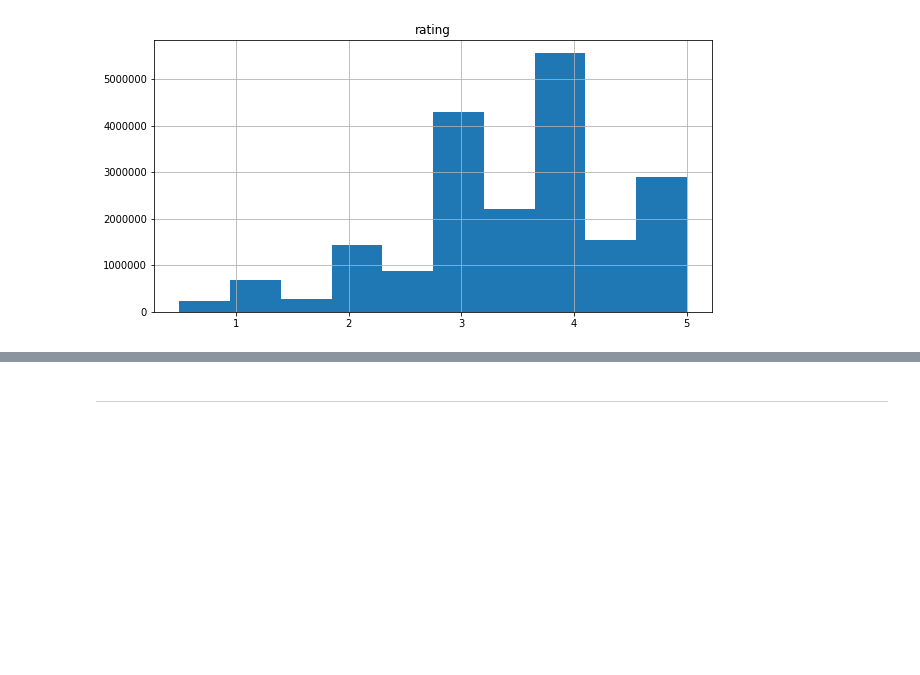
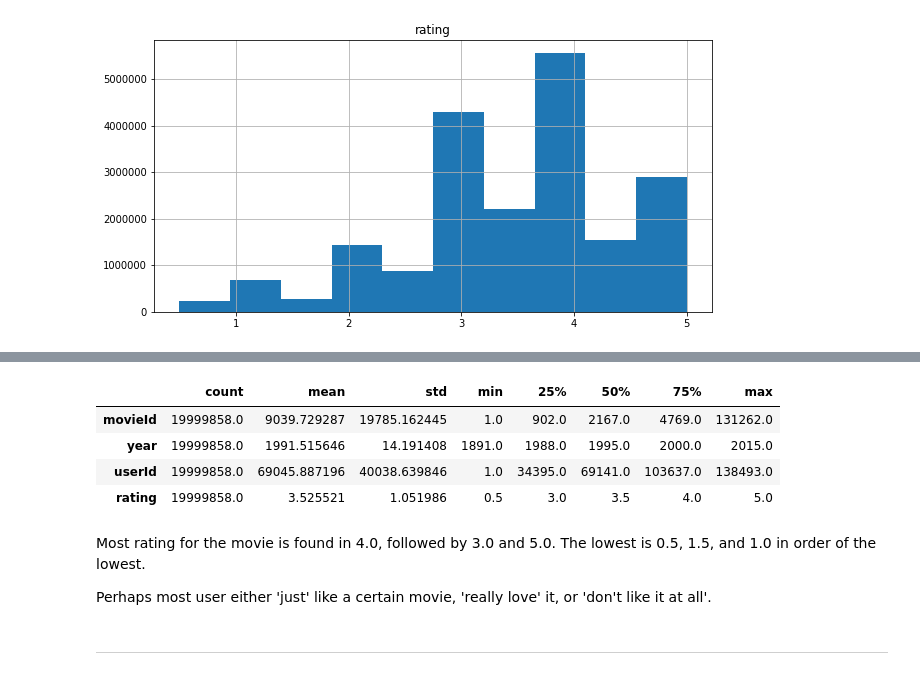
Before and after one commit to harashtaht/MovieRecommendation, a Jupyter notebook: movierecom_init.ipynb, the cells around one changed output, grey strips where cells are left out. Drawn from its saved outputs; the diff is of its cells as text; code cells hidden in the pictures; blank space fills up the shorter version.

```diff
--- a/movierecom_init.ipynb
+++ b/movierecom_init.ipynb
@@ -192,3 +206,15 @@ array([[<matplotlib.axes._subplots.AxesSubplot object at 0x...>]],
+# %%
+data.describe().T
+# %% [output]
+|  | count | mean | std | min | 25% | 50% | 75% | max |
+| movieId | 19999858.0 | 9039.729287 | 19785.162445 | 1.0 | 902.0 | 2167.0 | 4769.0 | 131262.0 |
+| year | 19999858.0 | 1991.515646 | 14.191408 | 1891.0 | 1988.0 | 1995.0 | 2000.0 | 2015.0 |
+| userId | 19999858.0 | 69045.887196 | 40038.639846 | 1.0 | 34395.0 | 69141.0 | 103637.0 | 138493.0 |
+| rating | 19999858.0 | 3.525521 | 1.051986 | 0.5 | 3.0 | 3.5 | 4.0 | 5.0 |
+# %% [markdown]
+Most rating for the movie is found in 4.0, followed by 3.0 and 5.0. The lowest is 0.5, 1.5, and 1.0 in order of the lowest.
+
+Perhaps most user either 'just' like a certain movie, 'really love' it, or 'don't like it at all'.
 # %% [markdown]
 ____
 # %% [markdown]
```
Also changed, not shown: parts of 2 cells of this notebook.
